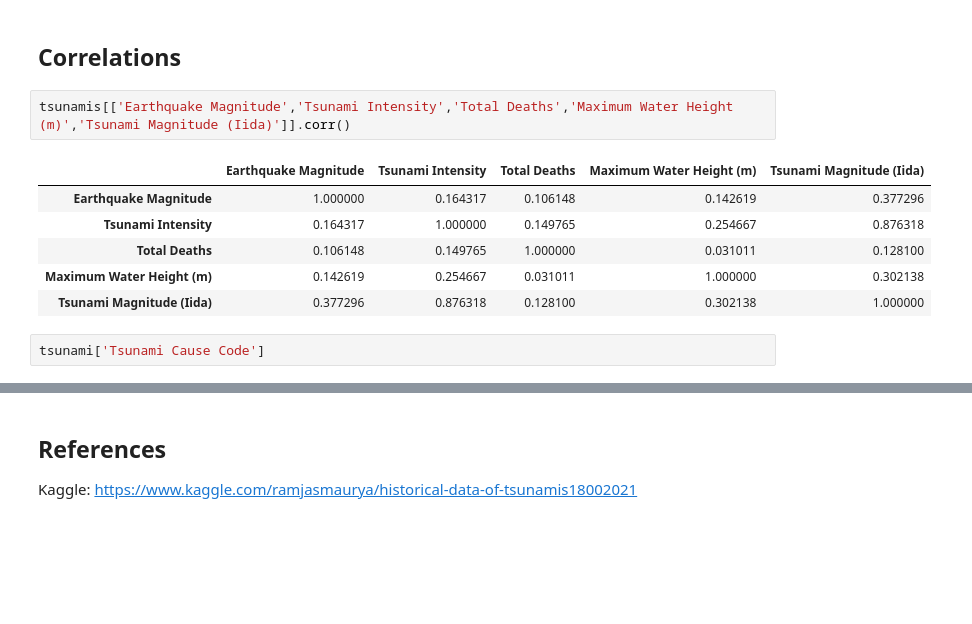
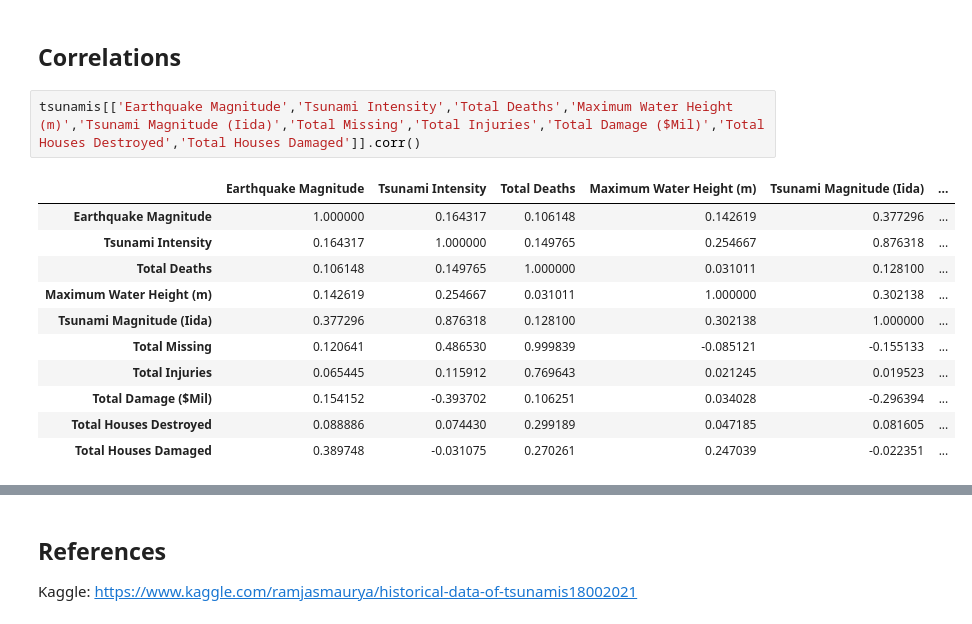
Before and after one commit to ImyPG/Tsunamis, a Jupyter notebook: Tsunamis.ipynb, the cells around one changed output, grey strips where cells are left out. Saved outputs shown, nothing was run; the diff lists cells and outputs as text; blank space fills up the shorter version.

```diff
--- a/Tsunamis.ipynb
+++ b/Tsunamis.ipynb
@@ -367,13 +367,16 @@ folium_hmap.add_child(HeatMap(list_of_my_zip,
 # %% [markdown]
 ## Correlations ##
 # %%
-tsunamis[['Earthquake Magnitude','Tsunami Intensity','Total Deaths','Maximum Water Height (m)','Tsunami Magnitude (Iida)']].corr()
+tsunamis[['Earthquake Magnitude','Tsunami Intensity','Total Deaths','Maximum Water Height (m)','Tsunami Magnitude (Iida)','Total Missing','Total Injuries','Total Damage ($Mil)','Total Houses Destroyed','Total Houses Damaged']].corr()
 # %% [output]
-|  | Earthquake Magnitude | Tsunami Intensity | Total Deaths | Maximum Water Height (m) | Tsunami Magnitude (Iida) |
-| Earthquake Magnitude | 1.000000 | 0.164317 | 0.106148 | 0.142619 | 0.377296 |
-| Tsunami Intensity | 0.164317 | 1.000000 | 0.149765 | 0.254667 | 0.876318 |
-| Total Deaths | 0.106148 | 0.149765 | 1.000000 | 0.031011 | 0.128100 |
-| Maximum Water Height (m) | 0.142619 | 0.254667 | 0.031011 | 1.000000 | 0.302138 |
-| Tsunami Magnitude (Iida) | 0.377296 | 0.876318 | 0.128100 | 0.302138 | 1.000000 |
+|  | Earthquake Magnitude | Tsunami Intensity | Total Deaths | Maximum Water Height (m) | Tsunami Magnitude (Iida) | ... |
+| Earthquake Magnitude | 1.000000 | 0.164317 | 0.106148 | 0.142619 | 0.377296 | ... |
+| Tsunami Intensity | 0.164317 | 1.000000 | 0.149765 | 0.254667 | 0.876318 | ... |
+| Total Deaths | 0.106148 | 0.149765 | 1.000000 | 0.031011 | 0.128100 | ... |
+| Maximum Water Height (m) | 0.142619 | 0.254667 | 0.031011 | 1.000000 | 0.302138 | ... |
+| Tsunami Magnitude (Iida) | 0.377296 | 0.876318 | 0.128100 | 0.302138 | 1.000000 | ... |
+| Total Missing | 0.120641 | 0.486530 | 0.999839 | -0.085121 | -0.155133 | ... |
+| Total Injuries | 0.065445 | 0.115912 | 0.769643 | 0.021245 | 0.019523 | ... |
+| Total Damage ($Mil) | 0.154152 | -0.393702 | 0.106251 | 0.034028 | -0.296394 | ... |
+| Total Houses Destroyed | 0.088886 | 0.074430 | 0.299189 | 0.047185 | 0.081605 | ... |
+| Total Houses Damaged | 0.389748 | -0.031075 | 0.270261 | 0.247039 | -0.022351 | ... |
-# %%
-tsunami['Tsunami Cause Code']
```
Also changed, not shown: parts of 14 cells of this notebook.
